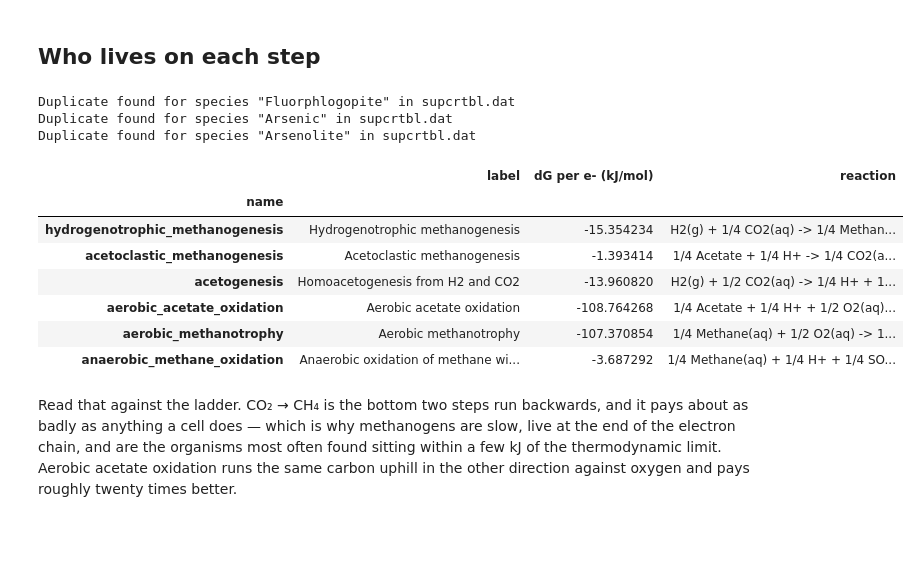
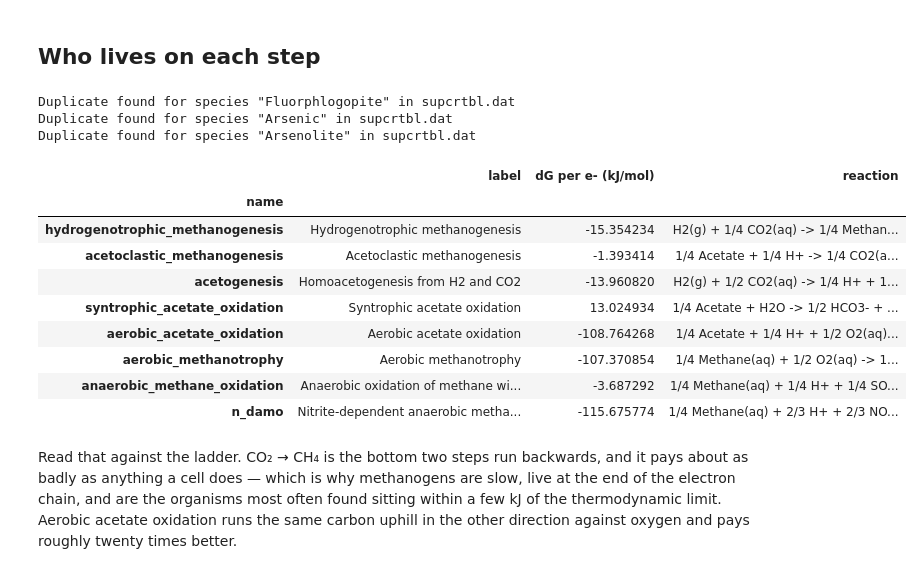
Before and after one commit to JamesRH/microbial_thermo, a Jupyter notebook: notebooks/05_carbon.ipynb, the cells around one changed output. Drawn from its saved outputs; the diff is of its cells as text; code cells hidden in the pictures; blank space fills up the shorter version.

```diff
--- a/notebooks/05_carbon.ipynb
+++ b/notebooks/05_carbon.ipynb
@@ -247,27 +247,31 @@ Things worth trying on it:
 # %%
 conditions = mt.Conditions(temperature_c=25.0, pH=7.0)
 carbon = [
     "hydrogenotrophic_methanogenesis",
     "acetoclastic_methanogenesis",
     "acetogenesis",
+    "syntrophic_acetate_oxidation",
     "aerobic_acetate_oxidation",
     "aerobic_methanotrophy",
     "anaerobic_methane_oxidation",
+    "n_damo",
 ]
 table = mt.energy_table(conditions).set_index("name")
 table.loc[carbon][["label", "dG per e- (kJ/mol)", "reaction"]]
 # %% [output]
 Duplicate found for species "Fluorphlogopite" in supcrtbl.dat
 Duplicate found for species "Arsenic" in supcrtbl.dat
 Duplicate found for species "Arsenolite" in supcrtbl.dat
 |  | label | dG per e- (kJ/mol) | reaction |
 | name |  |  |  |
 | hydrogenotrophic_methanogenesis | Hydrogenotrophic methanogenesis | -15.354234 | H2(g) + 1/4 CO2(aq) -> 1/4 Methan... |
 | acetoclastic_methanogenesis | Acetoclastic methanogenesis | -1.393414 | 1/4 Acetate + 1/4 H+ -> 1/4 CO2(a... |
 | acetogenesis | Homoacetogenesis from H2 and CO2 | -13.960820 | H2(g) + 1/2 CO2(aq) -> 1/4 H+ + 1... |
+| syntrophic_acetate_oxidation | Syntrophic acetate oxidation | 13.024934 | 1/4 Acetate + H2O -> 1/2 HCO3- + ... |
 | aerobic_acetate_oxidation | Aerobic acetate oxidation | -108.764268 | 1/4 Acetate + 1/4 H+ + 1/2 O2(aq)... |
 | aerobic_methanotrophy | Aerobic methanotrophy | -107.370854 | 1/4 Methane(aq) + 1/2 O2(aq) -> 1... |
 | anaerobic_methane_oxidation | Anaerobic oxidation of methane wi... | -3.687292 | 1/4 Methane(aq) + 1/4 H+ + 1/4 SO... |
+| n_damo | Nitrite-dependent anaerobic metha... | -115.675774 | 1/4 Methane(aq) + 2/3 H+ + 2/3 NO... |
 # %% [markdown]
 Read that against the ladder. CO₂ → CH₄ is the bottom two steps run
 backwards, and it pays about as badly as anything a cell does — which is why
```
Also changed, not shown: parts of 5 cells of this notebook, 16 other files.
